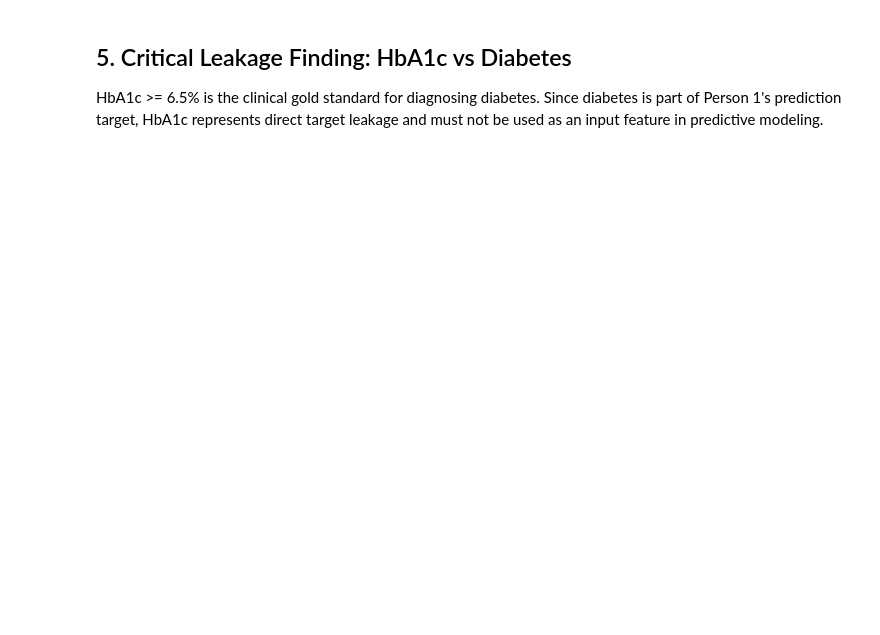
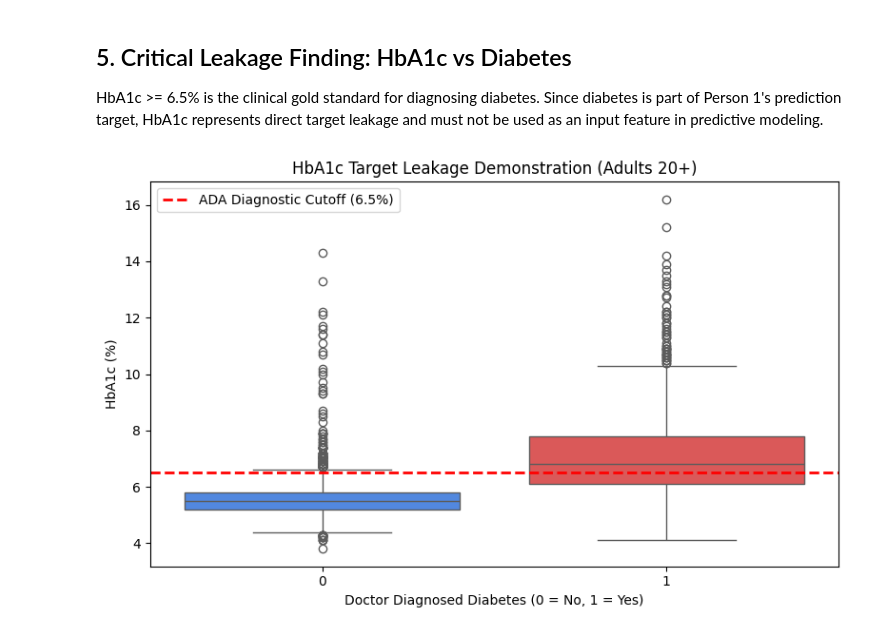
Before and after one commit to Rishi799/health-wellness-mlops, a Jupyter notebook: notebooks/p2_body.ipynb, the cells around one changed output. Cells and saved outputs as stored; diff of their text form; code cells hidden in the pictures; blank space fills up the shorter version.

```diff
--- a/notebooks/p2_body.ipynb
+++ b/notebooks/p2_body.ipynb
@@ -9,13 +9,20 @@ This notebook documents the clinical reasoning, exploratory analysis, and data c
 # %% [markdown]
 ## 1. Setup and Environment Verification
 # %%
+import sys
+from pathlib import Path
+
 import pandas as pd
 import numpy as np
 import matplotlib.pyplot as plt
 import seaborn as sns
-from pathlib import Path
+
+ROOT = Path.cwd()
+while not (ROOT / 'src').exists() and ROOT != ROOT.parent:
+    ROOT = ROOT.parent
+sys.path.insert(0, str(ROOT))
 
 from src.data.body import read_xpt, process_bmx, process_bp, process_bpq, process_labs, build, CONTRACT
 
-raw_2017 = Path("data/raw/nhanes/2017-2018")
-print("Environment initialized successfully.")
+raw_2017 = ROOT / 'data' / 'raw' / 'nhanes' / '2017-2018'
+print('Environment initialized successfully.')
@@ -51,15 +103,17 @@ body_df.head()
 ## 5. Critical Leakage Finding: HbA1c vs Diabetes
 HbA1c >= 6.5% is the clinical gold standard for diagnosing diabetes. Since diabetes is part of Person 1's prediction target, HbA1c represents direct target leakage and must not be used as an input feature in predictive modeling.
 # %%
-people_df = pd.read_csv("data/interim/people_2017-2018.csv")
+people_df = pd.read_csv(ROOT / "data" / "interim" / "people_2017-2018.csv")
 merged = people_df.merge(body_df, on="seqn", how="inner")
 
 plt.figure(figsize=(8, 5))
 sns.boxplot(data=merged.dropna(subset=["hba1c", "diabetes"]), x="diabetes", y="hba1c", palette=["#3b82f6", "#ef4444"], hue="diabetes", legend=False)
 plt.axhline(6.5, color="red", linestyle="--", linewidth=2, label="ADA Diagnostic Cutoff (6.5%)")
 plt.title("HbA1c Target Leakage Demonstration (Adults 20+)")
 plt.xlabel("Doctor Diagnosed Diabetes (0 = No, 1 = Yes)")
 plt.ylabel("HbA1c (%)")
 plt.legend()
 plt.tight_layout()
 plt.show()
+# %% [output]
+[figure, added]
```
Also changed, not shown: parts of 4 cells of this notebook, 1 other file.
